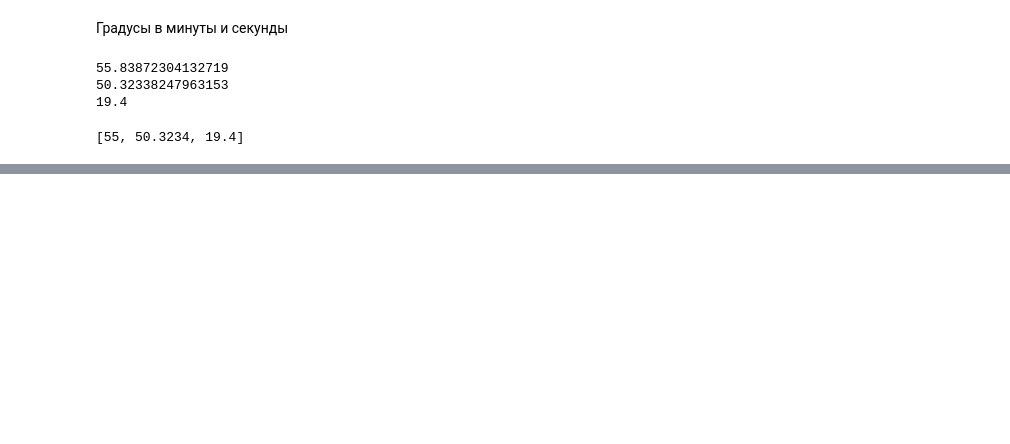
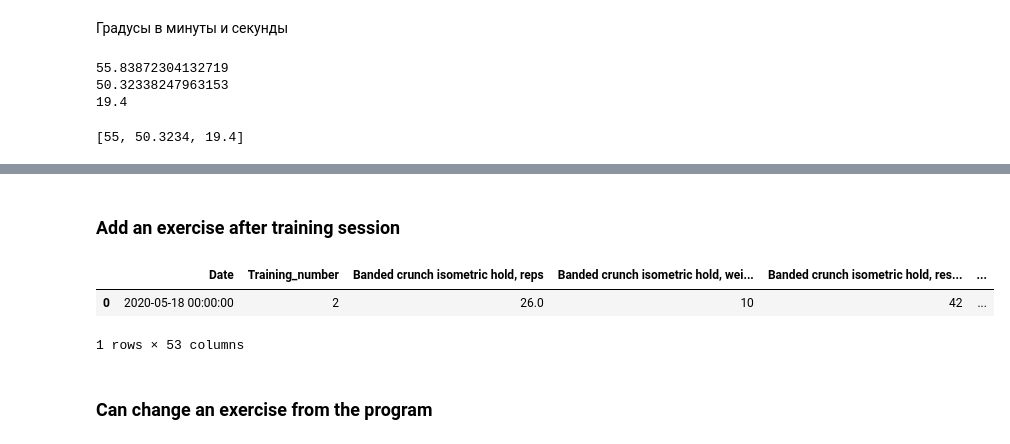
Before and after one commit to kobks/VKR, a Jupyter notebook: VKR_code.ipynb, the cells around one changed output, grey strips where cells are left out. Drawn from its saved outputs; the diff is of its cells as text; code cells hidden in the pictures; blank space fills up the shorter version.

```diff
--- a/VKR_code.ipynb
+++ b/VKR_code.ipynb
@@ -321,10 +306,10 @@ import difflib as difflib
 import random
 
 def get_calories(food):
-  foods = difflib.get_close_matches(food, calories["Продукт"], n=10, cutoff=0.45)
+  foods = difflib.get_close_matches(food, calories["food"], n=10, cutoff=0.45)
   # print(foods)
   if foods:
-    food_cal = calories[calories["Продукт"] == foods[0]]
+    food_cal = calories[calories["food"] == foods[0]]
     # print(food_cal)
     print(food_cal.values.tolist())
     return food_cal.values.tolist()[0][-1]
@@ -466,7 +451,7 @@ class User:
     # for i in exercises.keys():
     #   print(f"For bodypart {i}, recommend { exercises.get(i)['Title'].tolist()[0]}")
 
-    print("TEST: ", exercises["Adductors"] )
+    # print("TEST: ", exercises["Adductors"] )
 
     self.program = exercises
 
@@ -491,6 +476,11 @@ class User:
       s += f"For bodypart {i}, recommend { self.program.get(i)['Title'].tolist()[0]}\n"
     return s
 
+  def reset_calories_today(self):
+    self.calories_today = 0
+
+  def set_calories_limit(self, limit):
+    self.calories_intake = limit
 
 
   def calories_calculation(self, foods):
@@ -498,15 +488,24 @@ class User:
     for food in foods:
       self.calories_today += get_calories(food)
 
-    print(f"Total {self.calories_today} eaten today")
+    print(f"Total {self.calories_today} kcal eaten today")
     if self.calories_today > self.calories_intake:
       print(f"You are over limit on daily calories, recommend an exercise")
       recommend_exercise(self.calories_today - self.calories_intake, self.weight, gym_activities)
 
     elif self.calories_today < self.calories_intake:
       print(f"Some foods you can eat today:")
-      food_vars = calories[calories["Калорийность, Ккал"] <= (self.calories_intake - cals)]
-      print(food_vars.sort_values(by=['Калорийность, Ккал'], ascending=False).head())
+      food_vars = calories[calories["Calories, kcal"] <= (self.calories_intake - self.calories_today)]
+      print(type(food_vars))
+      # for food in food_vars.sort_values(by=['Calories, kcal'], ascending=False):
+      #   print(f'{food}')
+      for index, row in food_vars.iterrows():
+        print(f"{row['food']}, kilo calories - {row['Calories, kcal']}")
+        if index >= 10:
+          break
+
+
+      # print(food_vars.sort_values(by=['Calories, kcal'], ascending=False).head())
 
   def calc_heartrate(self, model, exercises):
     dist = float(ex["dis"]) / 1000
@@ -533,7 +532,7 @@ test_person = User("Name", 25, 179, 100, "female", ex_type=1)
 print(test_person)
 test_person.generate_program()
 
-food_list = ["Яблоко", "Пирог", "Пельмени", "Пельмени", "Пельмени", "Пельмени", "Пельмени", "Сыр", "Шоколадка", "Конфеты шоколадные", "Курица", "Протеиновый коктейль", "Утка"]
+food_list = ["Egg", "Pie", "Chicken", "Sandwich, Spaghetti"]
 
 test_person.calories_calculation(food_list)
 # %% [output]
@@ -1540,0 +1596,3 @@ print(my_output([30.0], w, b))
+# %%
+person = User("Ivan", 25, 180, 90, "male", ex_type=1)
+print(person)
@@ -1540,0 +1660,6 @@ print(my_output([30.0], w, b))
+# %%
+person.reset_calories_today()
+person.set_calories_limit(400)
+
+new_food_list = ["Cheese", "Oatmeal"]
+person.calories_calculation(new_food_list)
@@ -1540,0 +1685,14 @@ print(my_output([30.0], w, b))
+# %% [markdown]
+### Add an exercise after training session
+# %%
+# So that the example works, as the program is be generated
+test_exec = [x['Title'].tolist()[0] for x in person.program.values()][0]
+
+add_training_results_dummy(person, test_exec, 10, 26, 42, 2, date=datetime.datetime(2020, 5, 18))
+person.history
+# %% [output]
+|  | Date | Training_number | Banded crunch isometric hold, reps | Banded crunch isometric hold, wei... | Banded crunch isometric hold, res... | ... |
+| 0 | 2020-05-18 00:00:00 | 2 | 26.0 | 10 | 42 | ... |
+1 rows × 53 columns
+# %% [markdown]
+### Can change an exercise from the program
```
Also changed, not shown: parts of 76 cells of this notebook.
